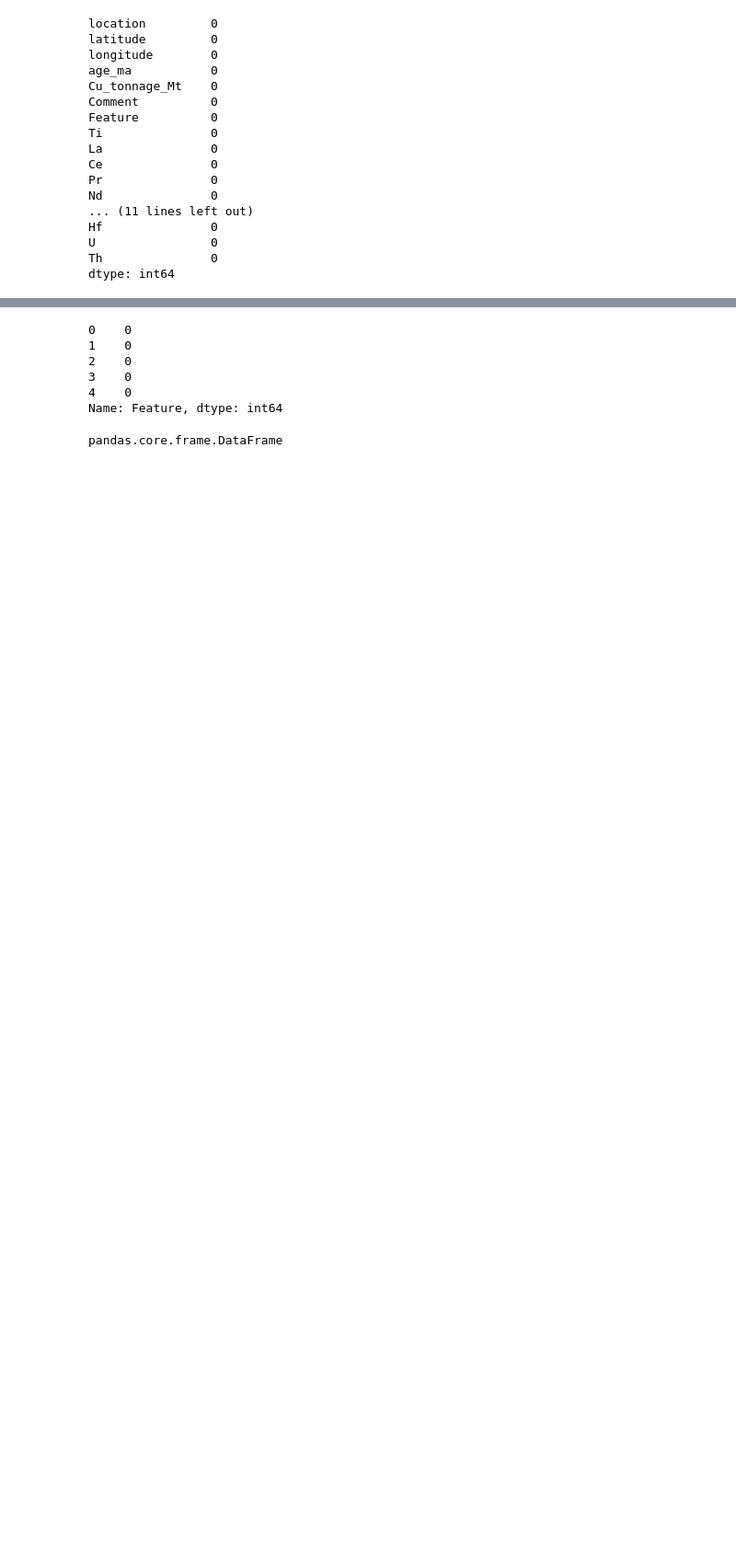
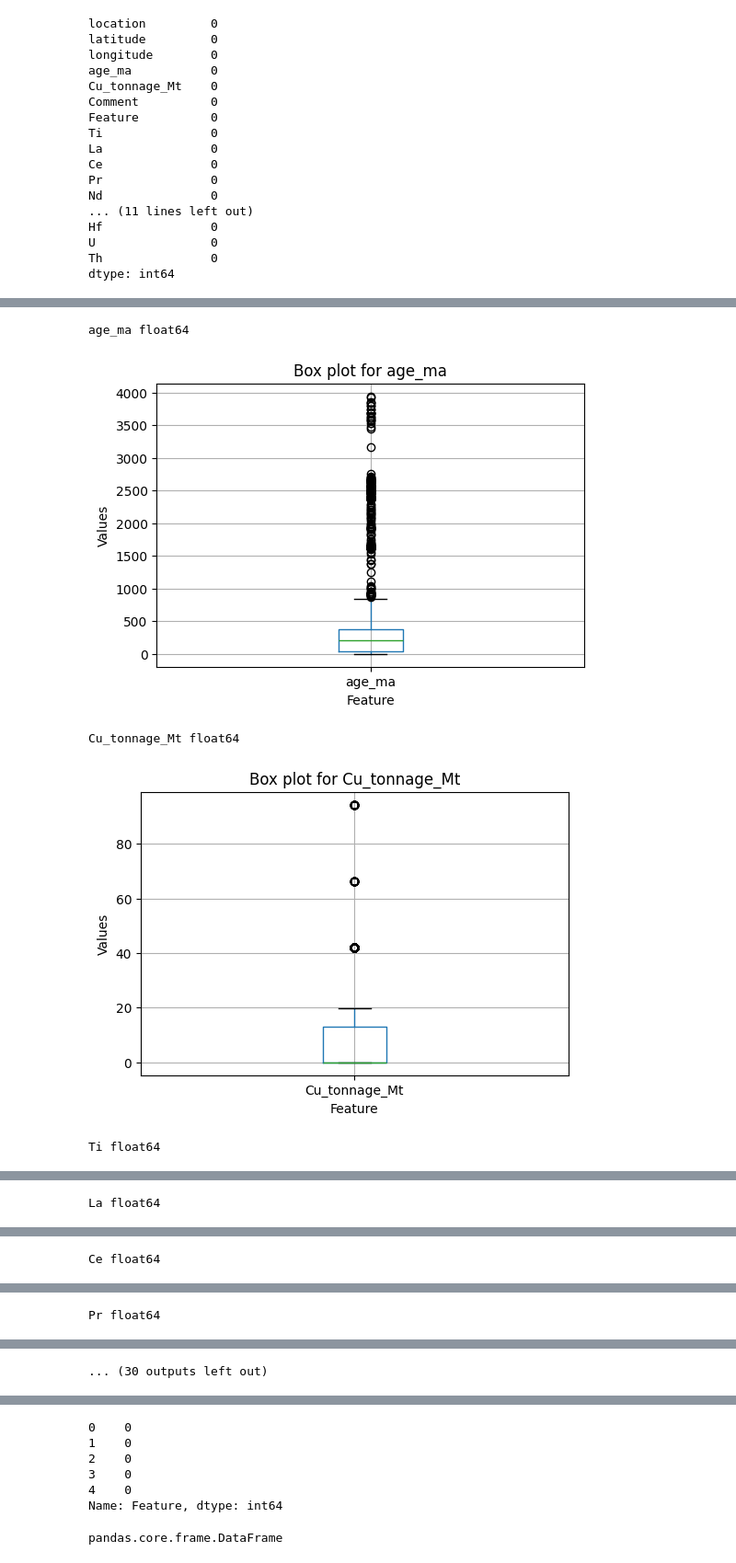
Before and after one commit to phaniram05/zircon-fertility-dsc, a Jupyter notebook: DSC-Zircon.ipynb, the cells around one changed output, grey strips where cells are left out. Shown at 92% size. Cells and saved outputs as stored; diff of their text form; code cells hidden in the pictures; blank space fills up the shorter version.

Commit message:
Added Outlier Handling, Cluster IDs, and ML model

```diff
--- a/DSC-Zircon.ipynb
+++ b/DSC-Zircon.ipynb
@@ -719,6 +719,6 @@ df1_copy.loc[df1_copy['age_ma'].isnull()]
 124 rows × 26 columns
 # %%
-df1_copy.loc[df1_copy['location'] == 'Chuquicamata-Rad'] = 35.0
+df1_copy.loc[df1_copy['location'] == 'Chuquicamata-Rad', 'age_ma'] = 35.0
 # %%
 df1_copy.isna().sum()
 # %% [output]
@@ -741,0 +757,4 @@ dtype: int64
+# %%
+features_with_outliers = ['age_ma', 'Cu_tonnage_Mt',
+                           'Ti', 'La', 'Ce', 'Pr', 'Nd', 'Sm', 'Eu', 'Gd',
+                           'Tb', 'Dy', 'Ho', 'Er', 'Tm', 'Yb', 'Lu', 'Y', 'Hf', 'U', 'Th']
@@ -741,0 +763,15 @@ dtype: int64
+# %%
+for feature in features_with_outliers:
+    print(feature, df1_copy[feature].dtype)
+    plt.figure(figsize=(6, 4))
+    df1_copy[[feature]].boxplot()
+    plt.title(f'Box plot for {feature}')
+    plt.ylabel('Values')
+    plt.xlabel('Feature')
+    plt.show()
+# %% [output]
+age_ma float64
+[figure, added]
+Cu_tonnage_Mt float64
+[figure, added]
+Ti float64
@@ -741,0 +779 @@ dtype: int64
+La float64
@@ -741,0 +781 @@ dtype: int64
+Ce float64
@@ -741,0 +783 @@ dtype: int64
+Pr float64
@@ -741,0 +785 @@ dtype: int64
+... (30 outputs left out)
```
Also changed, not shown: parts of 40 cells of this notebook.
